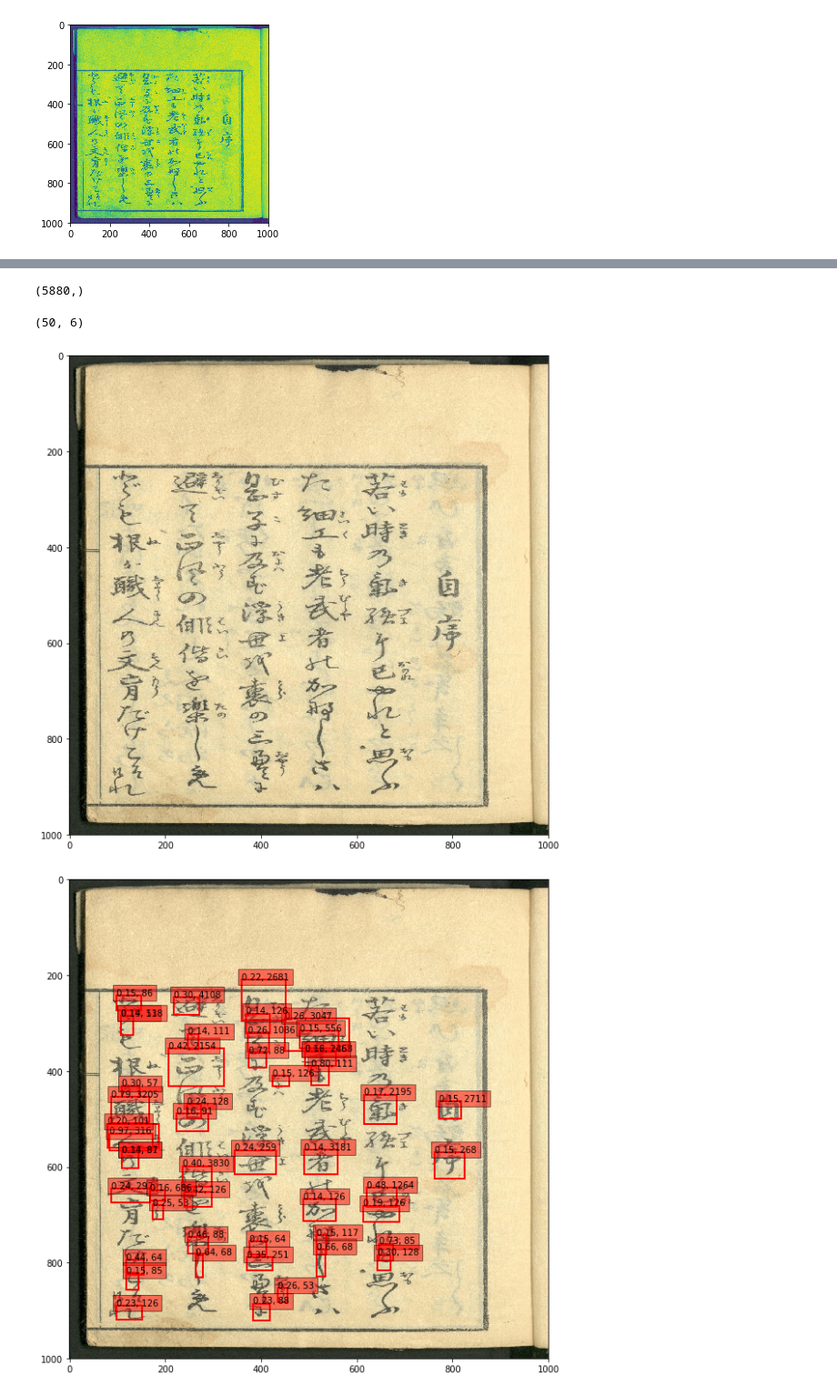
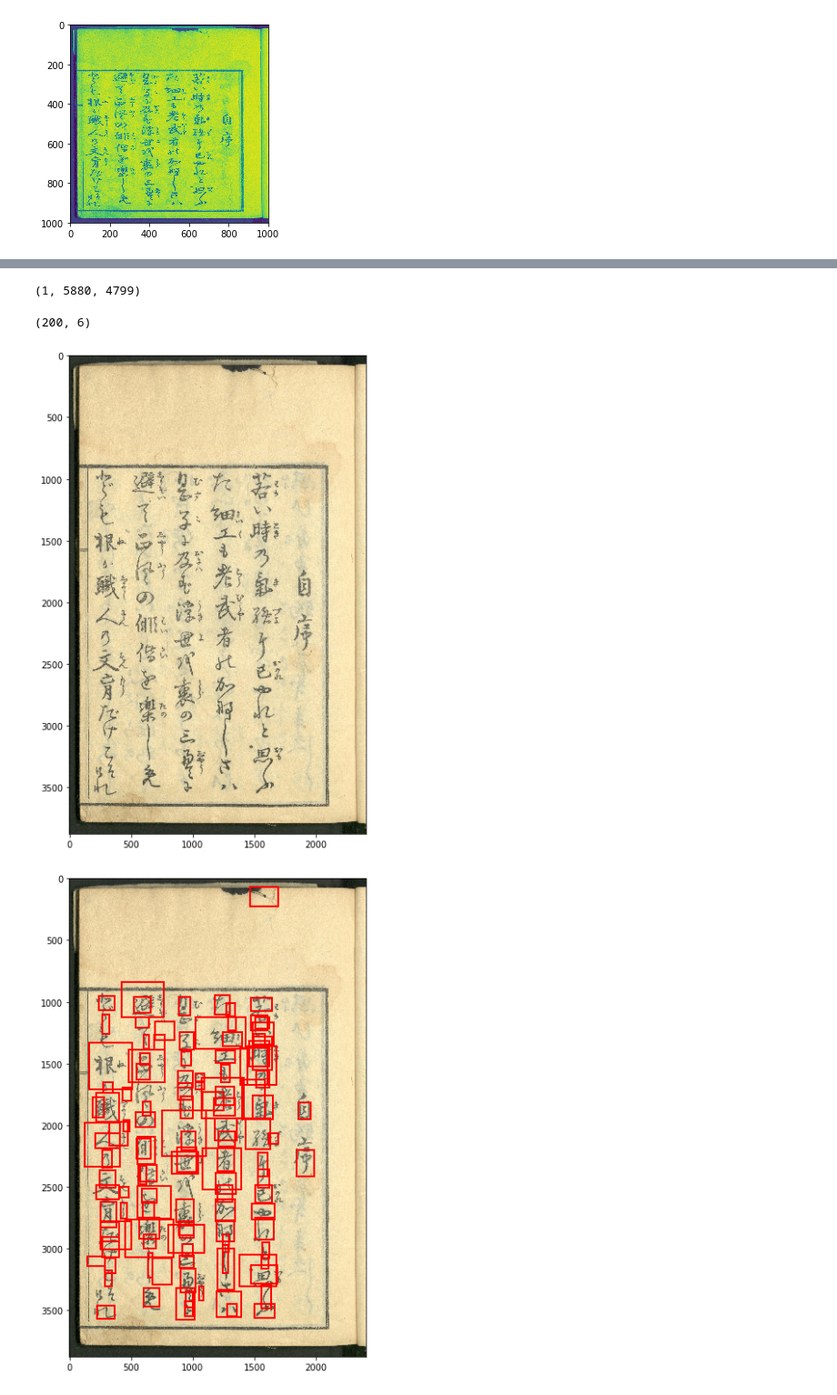
Before and after one commit to Rio114/kaggle, a Jupyter notebook: kuzushiji/gen_ssd.ipynb, the cells around one changed output, grey strips where cells are left out. Shown at 91% size. Drawn from its saved outputs; the diff is of its cells as text; code cells hidden in the pictures.

```diff
--- a/kuzushiji/gen_ssd.ipynb
+++ b/kuzushiji/gen_ssd.ipynb
@@ -196,13 +215,13 @@ plt.show()
 # %%
-pred[0][:,2].shape
+pred.shape
 # %% [output]
-(5880,)
+(1, 5880, 4799)
 # %%
-result = bbox_util.detection_out(pred)
+result = bbox_util.detection_out(pred, keep_top_k=200)
 # %%
 result[0].shape
 # %% [output]
-(50, 6)
+(200, 6)
 # %%
 # Parse the outputs.`
 num_label = len(unicode_map)
@@ -224,36 +243,40 @@ top_ymin = det_ymin[top_indices]
 top_xmax = det_xmax[top_indices]
 top_ymax = det_ymax[top_indices]
 
+# plt.figure(figsize=(10,10))
+img = image.load_img(img_path)
+img = image.img_to_array(img)/255
 plt.figure(figsize=(10,10))
 plt.imshow(img)
 plt.show()
 
 colors = plt.cm.hsv(np.linspace(0, 1, 4)).tolist()
 plt.figure(figsize=(10,10))
+
 
 plt.imshow(img)
 currentAxis = plt.gca()
 
 for i in range(top_conf.shape[0]):
     xmin = int(round(top_xmin[i] * img.shape[1]))
     ymin = int(round(top_ymin[i] * img.shape[0]))
     xmax = int(round(top_xmax[i] * img.shape[1]))
     ymax = int(round(top_ymax[i] * img.shape[0]))
     score = top_conf[i]
     label = int(top_label_indices[i])
 #         label_name = voc_classes[label - 1]
 #     label_code = np.zeros((1, num_label))
 #     label_code[0,label] = 1
 #     label_unicode = ohe.inverse_transform(label_code)
 #     label_char = unicode_map[label_unicode[0][0]]
     display_txt = '{:0.2f}, {}'.format(score, label)
     coords = (xmin, ymin), xmax-xmin+1, ymax-ymin+1
 #     color = colors[label]
     currentAxis.add_patch(plt.Rectangle(*coords, fill=False, edgecolor='red', linewidth=2))
-    currentAxis.text(xmin, ymin, display_txt, bbox={'facecolor':'red', 'alpha':0.5})
+#     currentAxis.text(xmin, ymin, display_txt, bbox={'facecolor':'red', 'alpha':0.5})
 
 plt.show()
 # %% [output]
-[figure, old version]
+[figure, new version]
-[figure, old version]
+[figure, new version]
 # %%
```
Also changed, not shown: parts of 5 cells of this notebook.
